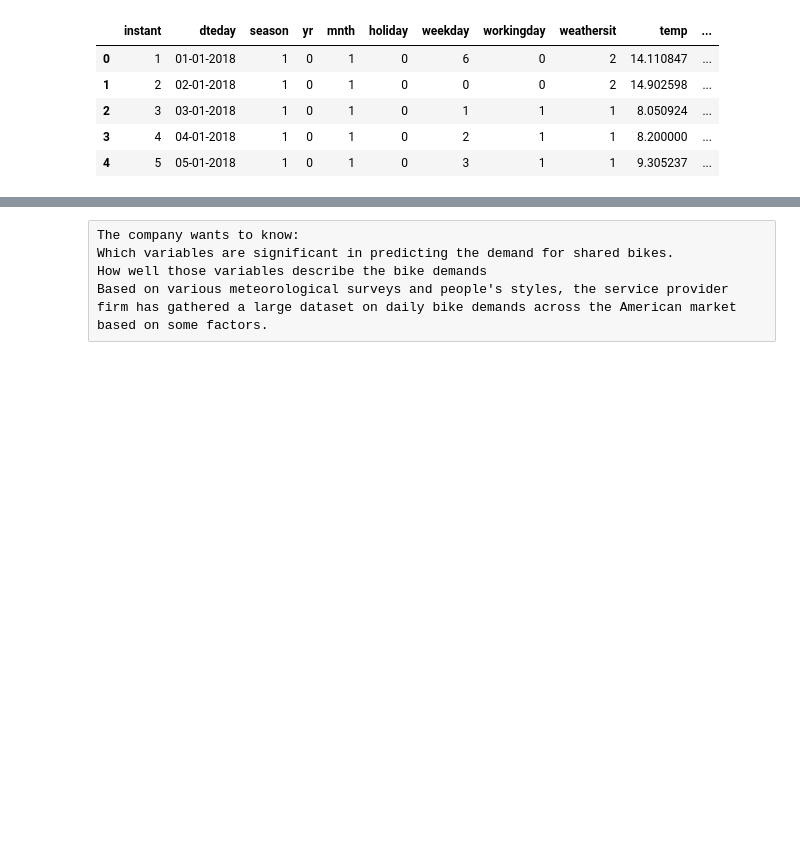
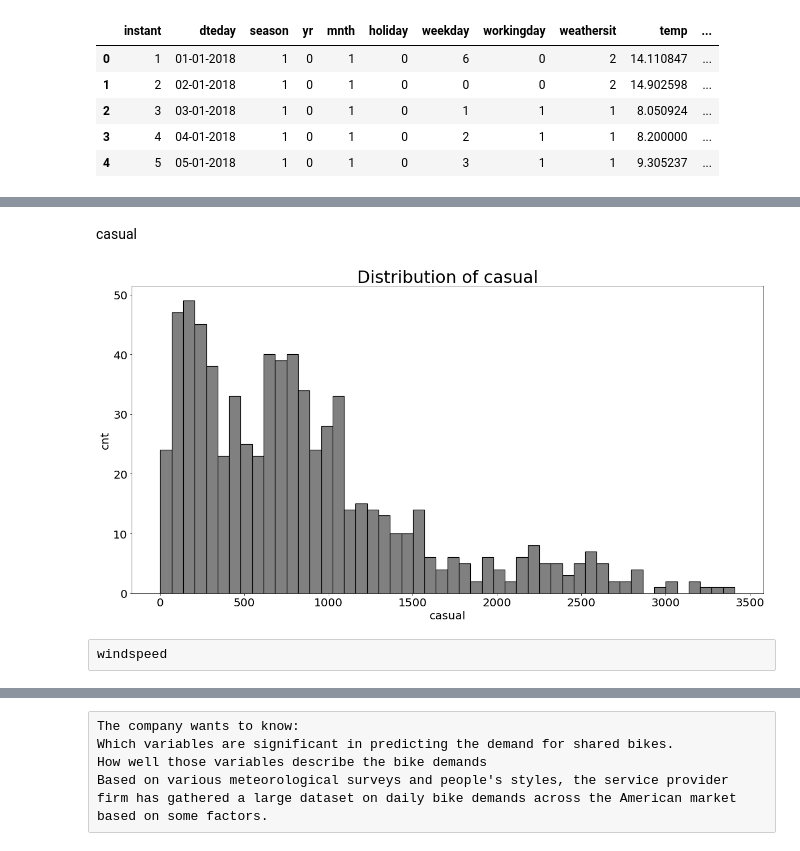
Before and after one commit to emmanuelidehen/MachineLearningModels, a Jupyter notebook: Day_Emmanuel.ipynb, the cells around one changed output, grey strips where cells are left out. Drawn from its saved outputs; the diff is of its cells as text; code cells hidden in the pictures; blank space fills up the shorter version.

```diff
--- a/Day_Emmanuel.ipynb
+++ b/Day_Emmanuel.ipynb
@@ -31,0 +302,8 @@ day.drop(['instant', 'dteday'], axis=1, inplace=True)
+# %% [markdown]
+casual
+# %%
+numhist("casual", 50)
+# %% [output]
+[figure, added]
+# %% [raw]
+windspeed
```
Also changed, not shown: parts of 91 cells of this notebook.
